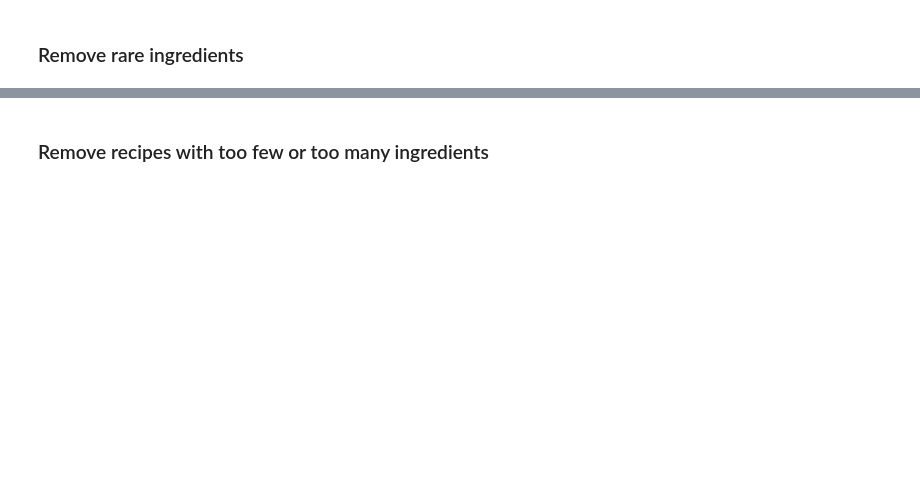
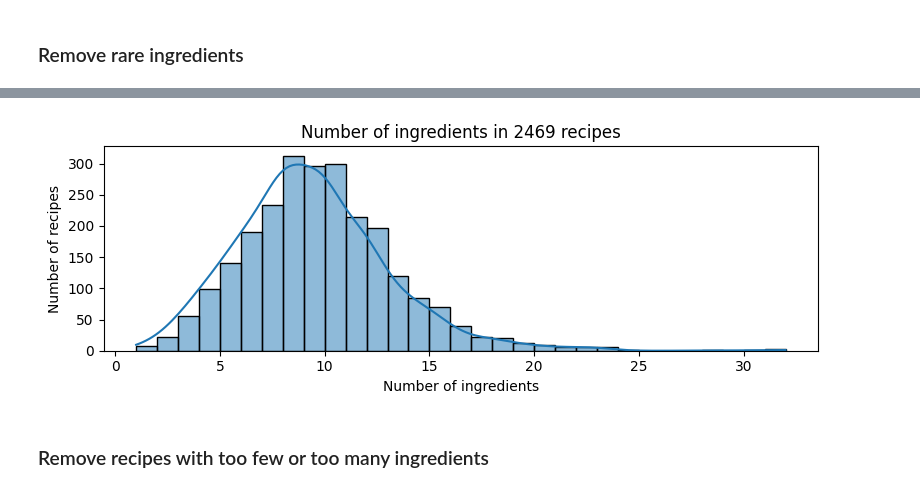
Before and after one commit to rixmape/panlasang-pinoy-clustering, a Jupyter notebook: main.ipynb, the cells around one changed output, grey strips where cells are left out. Saved outputs shown, nothing was run; the diff lists cells and outputs as text; code cells hidden in the pictures; blank space fills up the shorter version.

```diff
--- a/main.ipynb
+++ b/main.ipynb
@@ -328,14 +337,19 @@ ValueError: Stop here for now.
 # %%
 MIN_INGREDIENT_COUNT = 5
 
+counts = recipe_df.components.explode().value_counts()
 rare_ingredients = counts[counts <= MIN_INGREDIENT_COUNT].index
 
 
 def remove_rare_ingredient(ingredient):
     """Removes rare ingredients from a list."""
     return ingredient if ingredient not in rare_ingredients else None
 
 
-recipe_df["frequent"] = recipe_df.standardized.apply(
-    lambda x: [remove_rare_ingredient(i) for i in x]
+recipe_df["frequent"] = recipe_df.components.apply(
+    lambda x: [frequent for i in x if (frequent := remove_rare_ingredient(i))]
 )
+
+plot_ingredient_count_distribution(recipe_df.final_ingredients)
+# %% [output]
+[figure, added]
```
Also changed, not shown: parts of 15 cells of this notebook, 7 other files.
